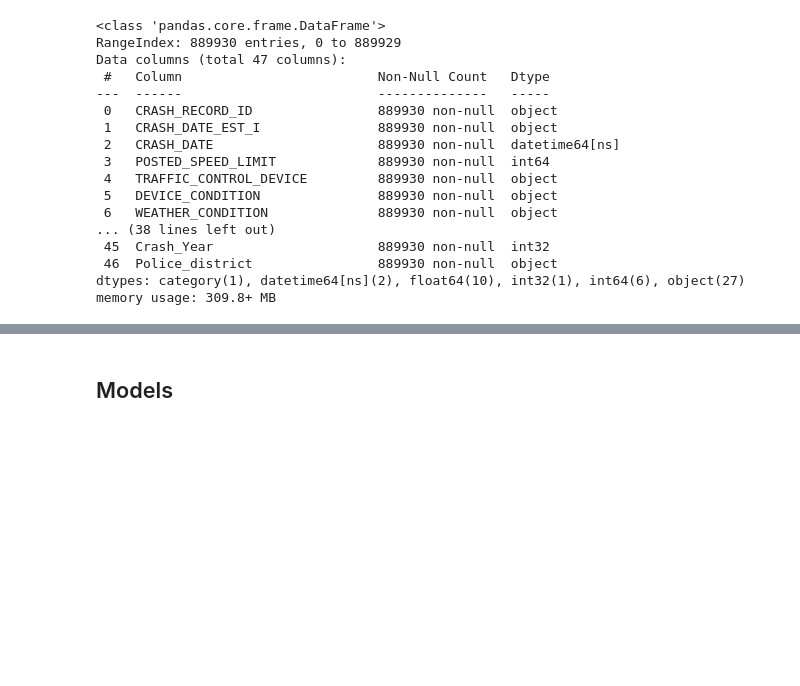
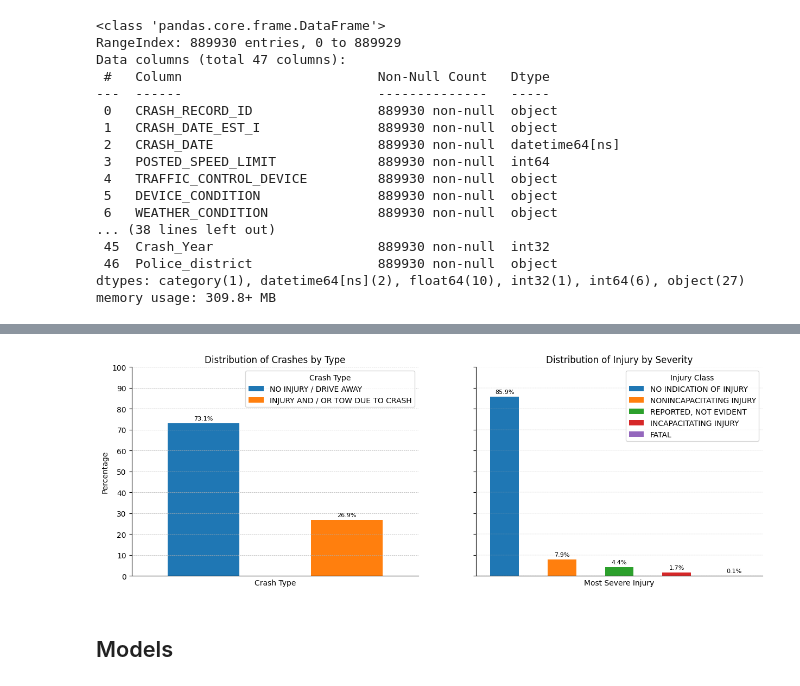
Before and after one commit to fsaudm/stat480_project, a Jupyter notebook: eda.ipynb, the cells around one changed output, grey strips where cells are left out. Cells and saved outputs as stored; diff of their text form; code cells hidden in the pictures; blank space fills up the shorter version.

```diff
--- a/eda.ipynb
+++ b/eda.ipynb
@@ -199,3 +236,54 @@ for i, value in enumerate((df_clean['MOST_SEVERE_INJURY'].value_counts(normalize
+# %%
+
+
+# Define colors for CRASH_TYPE and MOST_SEVERE_INJURY
+colors_CRASH_TYPE = plt.cm.tab10(range(len(df_clean['CRASH_TYPE'].value_counts())))
+colors_MOST_SEVERE_INJURY = plt.cm.tab10(range(len(df_clean['MOST_SEVERE_INJURY'].value_counts())))
+
+# Create a figure with two subplots side by side
+fig, (ax1, ax2) = plt.subplots(1, 2, figsize=(15, 5), sharey=True)
+
+# Plot 1: CRASH_TYPE
+(df_clean['CRASH_TYPE'].value_counts(normalize=True) * 100).plot.bar(
+    ax=ax1,
+    xlabel="Crash Type",
+    ylabel="Percentage",
+    title="Distribution of Crashes by Type",
+    color=colors_CRASH_TYPE,
+)
+ax1.set_ylim(0, 100)
+ax1.set_yticks(range(0, 101, 10))
+ax1.grid(axis='y', which='major', linestyle='--', linewidth=0.5)
+for i, (label, value) in enumerate((df_clean['CRASH_TYPE'].value_counts(normalize=True) * 100).items()):
+    ax1.text(i, value + 1, f'{value:.1f}%', ha='center', va='bottom', color='black', fontsize=8)
+ax1.spines['right'].set_visible(False)
+ax1.spines['top'].set_visible(False)
+ax1.set_xticks([])  # Remove x-ticks
+class_names_crash = df_clean['CRASH_TYPE'].value_counts().index.tolist()
+ax1.legend(handles=ax1.patches, labels=class_names_crash, title="Crash Type", loc='upper right')
+
+# Plot 2: MOST_SEVERE_INJURY
+(df_clean['MOST_SEVERE_INJURY'].value_counts(normalize=True) * 100).plot.bar(
+    ax=ax2,
+    xlabel="Most Severe Injury",
+    title="Distribution of Injury by Severity",
+    color=colors_MOST_SEVERE_INJURY,
+)
+ax2.set_ylim(0, 100)
+ax2.set_yticks(range(0, 101, 10))
+ax2.grid(axis='y', which='major', linestyle='--', linewidth=0.2)
+for i, (label, value) in enumerate((df_clean['MOST_SEVERE_INJURY'].value_counts(normalize=True) * 100).items()):
+    ax2.text(i, value + 1, f'{value:.1f}%', ha='center', va='bottom', color='black', fontsize=8)
+ax2.spines['right'].set_visible(False)
+ax2.spines['top'].set_visible(False)
+ax2.set_xticks([])  # Remove x-ticks
+class_names_injury = df_clean['MOST_SEVERE_INJURY'].value_counts().index.tolist()
+ax2.legend(handles=ax2.patches, labels=class_names_injury, title="Injury Class", loc='upper right')
+
+# Adjust layout and show
+plt.show()
+# %% [output]
+[figure, added]
 # %% [markdown]
 ## Models
 # %%
```
Also changed, not shown: parts of 2 cells of this notebook.
